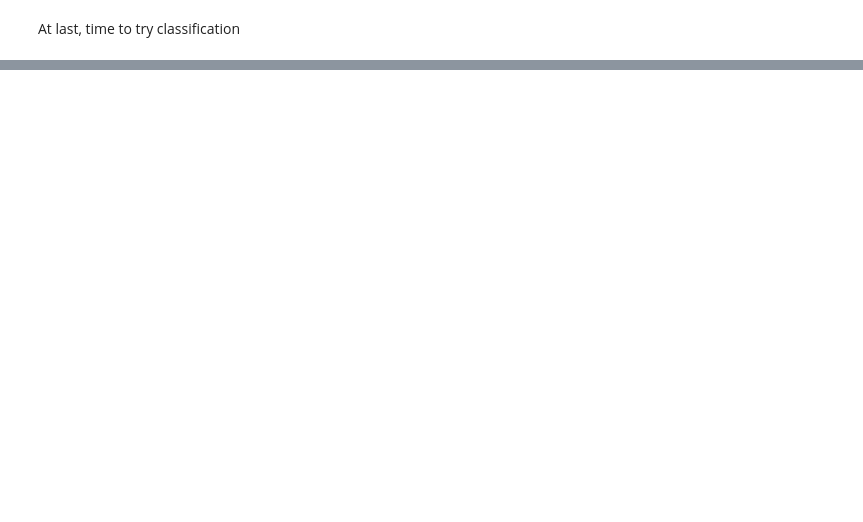
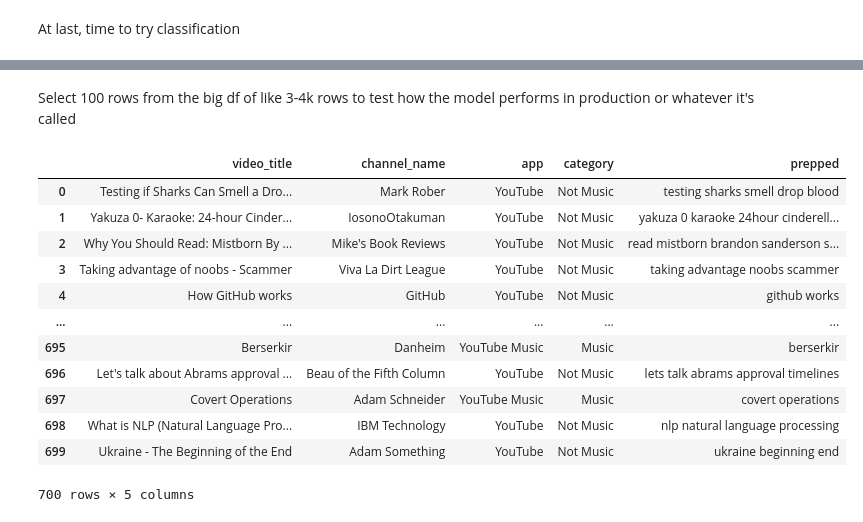
Before and after one commit to SanAntonik/yt_activity_analysis, a Jupyter notebook: classify.ipynb, the cells around one changed output, grey strips where cells are left out. Saved outputs shown, nothing was run; the diff lists cells and outputs as text; code cells hidden in the pictures; blank space fills up the shorter version.

```diff
--- a/classify.ipynb
+++ b/classify.ipynb
@@ -535,0 +579,20 @@ Test Accuracy: 0.8083333333333333
+# %% [markdown]
+Select 100 rows from the big df of like 3-4k rows to test how the model performs in production or whatever it's called
+# %%
+sample = prepped_df.sample(n=700, random_state=42).drop(["time"], axis=1)
+sample = sample.reset_index(drop=True)
+sample
+# %% [output]
+|  | video_title | channel_name | app | category | prepped |
+| 0 | Testing if Sharks Can Smell a Dro... | Mark Rober | YouTube | Not Music | testing sharks smell drop blood |
+| 1 | Yakuza 0- Karaoke: 24-hour Cinder... | IosonoOtakuman | YouTube | Not Music | yakuza 0 karaoke 24hour cinderell... |
+| 2 | Why You Should Read: Mistborn By ... | Mike's Book Reviews | YouTube | Not Music | read mistborn brandon sanderson s... |
+| 3 | Taking advantage of noobs - Scammer | Viva La Dirt League | YouTube | Not Music | taking advantage noobs scammer |
+| 4 | How GitHub works | GitHub | YouTube | Not Music | github works |
+| ... | ... | ... | ... | ... | ... |
+| 695 | Berserkir | Danheim | YouTube Music | Music | berserkir |
+| 696 | Let's talk about Abrams approval ... | Beau of the Fifth Column | YouTube | Not Music | lets talk abrams approval timelines |
+| 697 | Covert Operations | Adam Schneider | YouTube Music | Music | covert operations |
+| 698 | What is NLP (Natural Language Pro... | IBM Technology | YouTube | Not Music | nlp natural language processing |
+| 699 | Ukraine - The Beginning of the End | Adam Something | YouTube | Not Music | ukraine beginning end |
+700 rows × 5 columns
```
Also changed, not shown: parts of 23 cells of this notebook.
